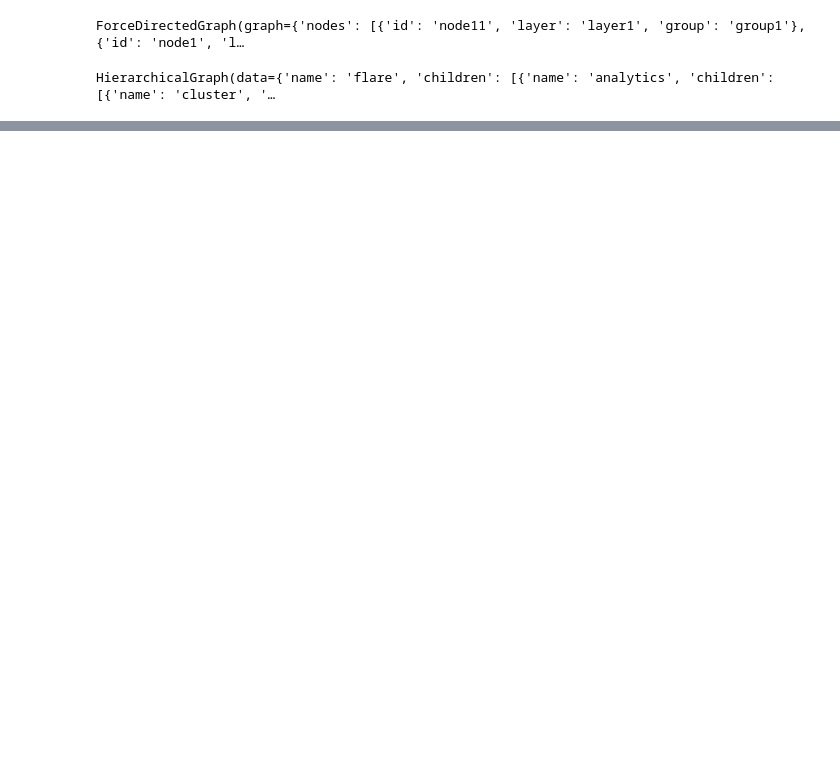
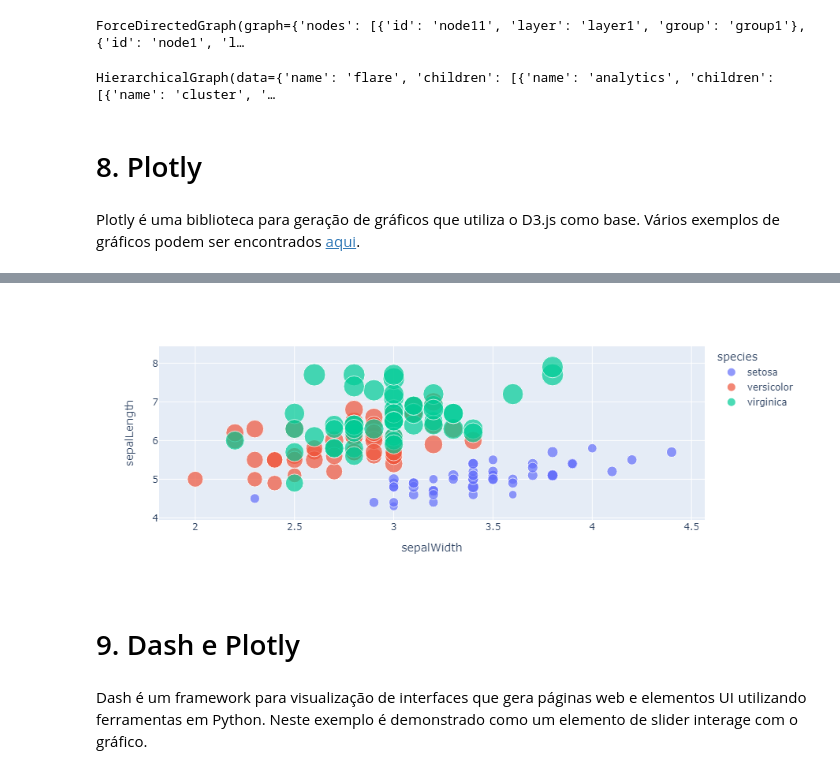
Before and after one commit to H-IAAC/d3-demonstrations, a Jupyter notebook: note1.ipynb, the cells around one changed output, grey strips where cells are left out. Saved outputs shown, nothing was run; the diff lists cells and outputs as text; code cells hidden in the pictures; blank space fills up the shorter version.

Commit message:
dash e plotly

```diff
--- a/note1.ipynb
+++ b/note1.ipynb
@@ -429,3 +436,14 @@ data = {
 hg
 # %% [output]
 HierarchicalGraph(data={'name': 'flare', 'children': [{'name': 'analytics', 'children': [{'name': 'cluster', '…
+# %% [markdown]
+# 8. Plotly
+# %% [markdown]
+Plotly é uma biblioteca para geração de gráficos que utiliza o D3.js como base. Vários exemplos de gráficos podem ser encontrados [aqui](https://plotly.com/python/).
+# %%
+import plotly.express as px
+
+fig = px.scatter(iris, x="sepalWidth", y="sepalLength", color="species",
+                 size='petalLength', hover_data=['petalWidth'])
+fig.show()
+# %% [output]
@@ -431,0 +451,5 @@ HierarchicalGraph(data={'name': 'flare', 'children': [{'name': 'analytics', 'chi
+[figure, added]
+# %% [markdown]
+# 9. Dash e Plotly
+# %% [markdown]
+Dash é um framework para visualização de interfaces que gera páginas web e elementos UI utilizando ferramentas em Python. Neste exemplo é demonstrado como um elemento de slider interage com o gráfico.
```
Also changed, not shown: parts of 5 cells of this notebook, 1 other file.
